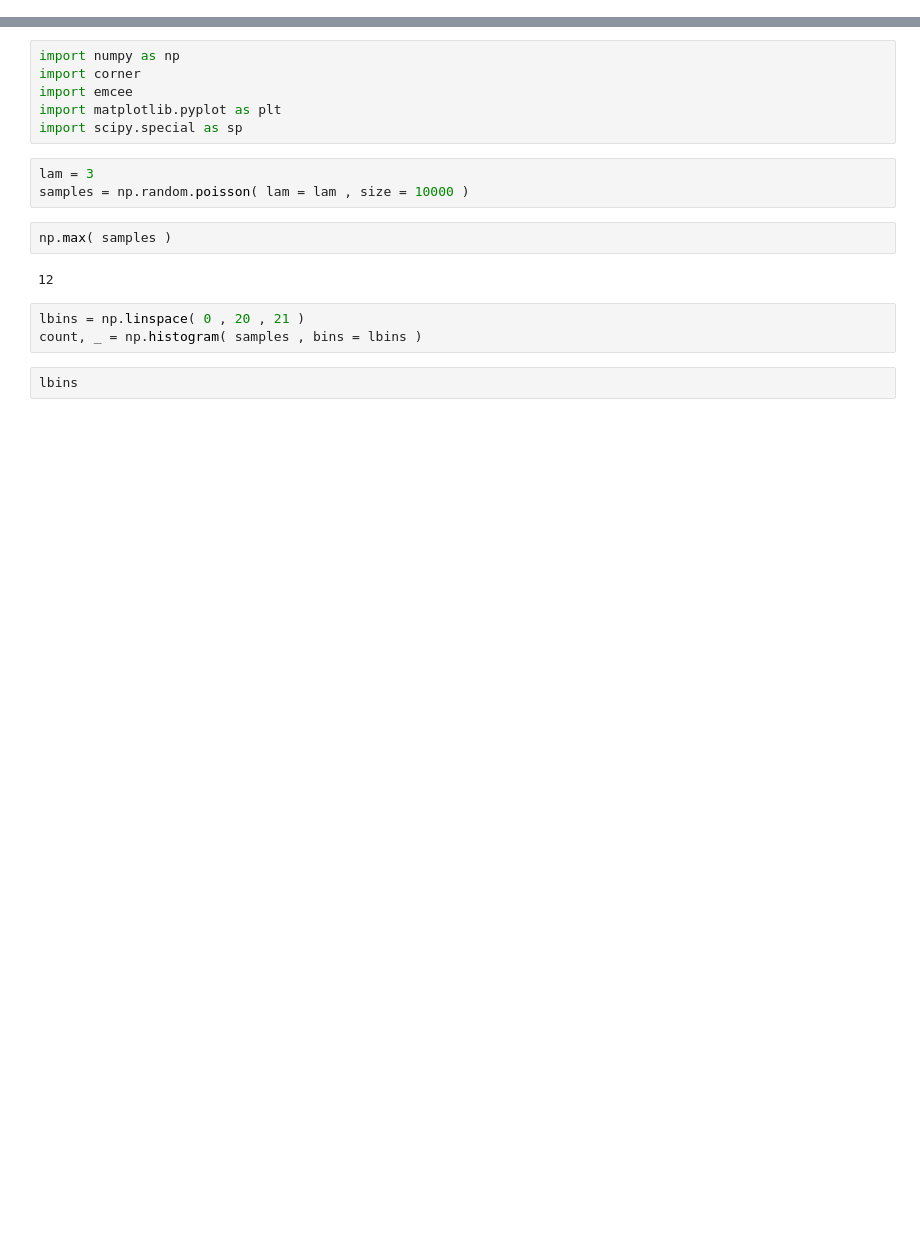
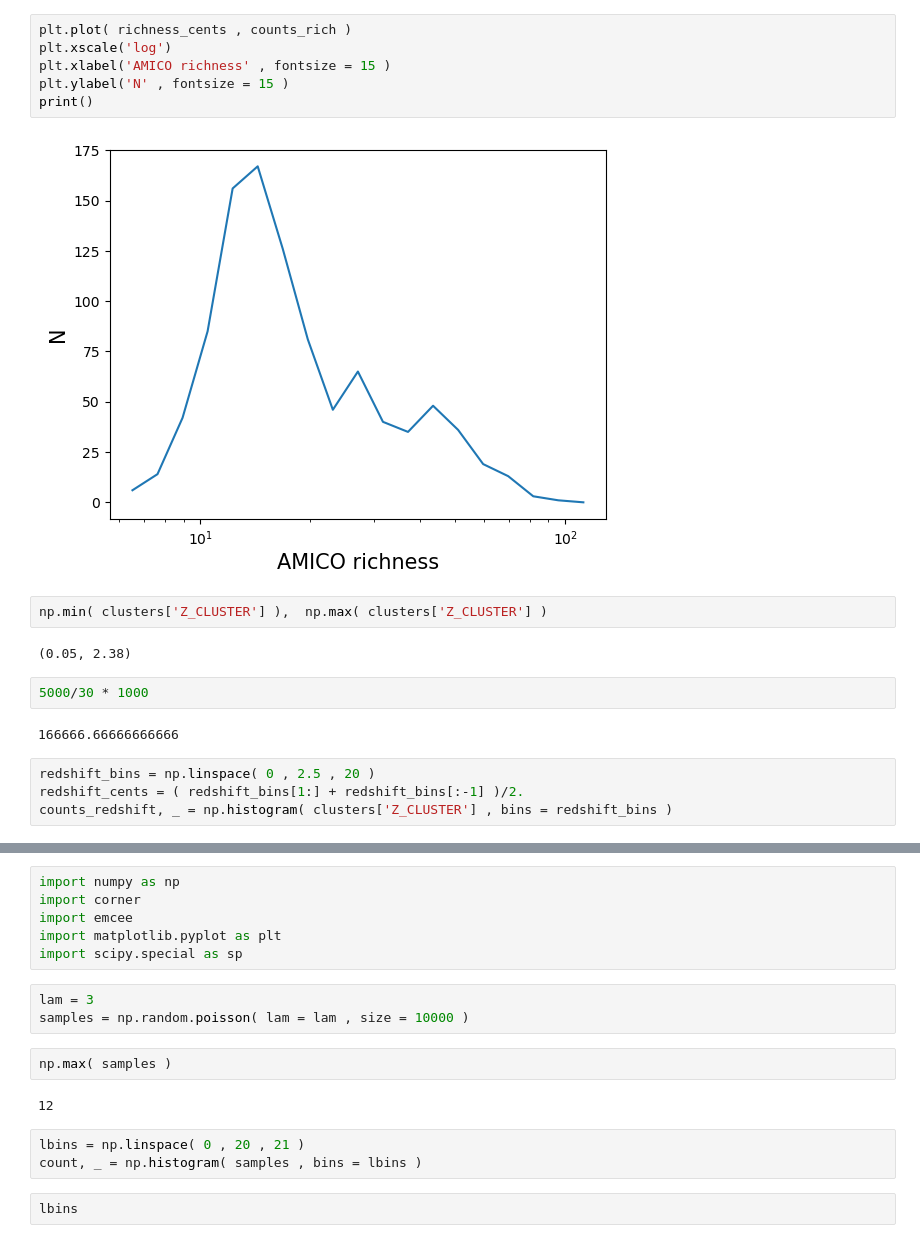
Before and after one commit to calumhrmurray/capish, a Jupyter notebook: old/comparing_likelihoods.ipynb, the cells around one changed output, grey strips where cells are left out. Saved outputs shown, nothing was run; the diff lists cells and outputs as text; blank space fills up the shorter version.

```diff
--- a/old/comparing_likelihoods.ipynb
+++ b/old/comparing_likelihoods.ipynb
@@ -0,0 +239,20 @@
+# %%
+plt.plot( richness_cents , counts_rich )
+plt.xscale('log')
+plt.xlabel('AMICO richness' , fontsize = 15 )
+plt.ylabel('N' , fontsize = 15 )
+print()
+# %% [output]
+[figure, added]
+# %%
+np.min( clusters['Z_CLUSTER'] ),  np.max( clusters['Z_CLUSTER'] )
+# %% [output]
+(0.05, 2.38)
+# %%
+5000/30 * 1000
+# %% [output]
+166666.66666666666
+# %%
+redshift_bins = np.linspace( 0 , 2.5 , 20 )
+redshift_cents = ( redshift_bins[1:] + redshift_bins[:-1] )/2.
+counts_redshift, _ = np.histogram( clusters['Z_CLUSTER'] , bins = redshift_bins )
```
Also changed, not shown: parts of 50 cells of this notebook, 5 other files.
